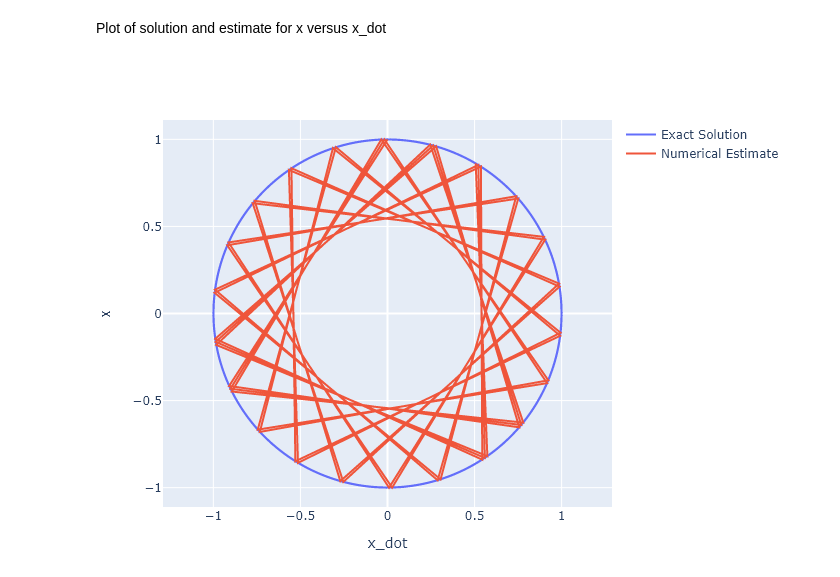
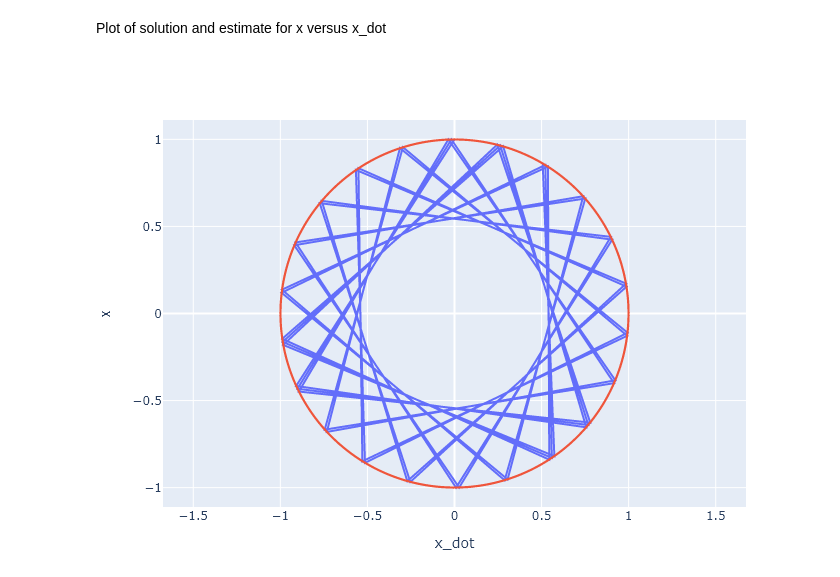
Before and after one commit to crispianm/SciComp, a Jupyter notebook: examples/ODE Solver Examples.ipynb, the cells around one changed output. Drawn from its saved outputs; the diff is of its cells as text; code cells hidden in the pictures.

```diff
--- a/examples/ODE Solver Examples.ipynb
+++ b/examples/ODE Solver Examples.ipynb
@@ -296,13 +296,14 @@ Plot of solution and estimate for x versus x_dot
 # %%
 estimate = scatter(x=x_dot, y=x, mode="lines",name="Numerical Estimate")
 solution = scatter(x=x_dot_sol, y=x_sol, mode="lines",name="Exact Solution")
 layout = Layout(
     yaxis=attr(scaleanchor = "x",scaleratio = 1),
     xaxis_title="x_dot",
     yaxis_title="x",
-    width=700, height=350,
-    )
+    width=500, height=350,
+    showlegend=false,
+)
 
-plot([solution, estimate], layout)
+plot([estimate, solution], layout)
 # %% [output]
-[figure, old version]
+[figure, new version]
```
Also changed, not shown: 3 other files.
